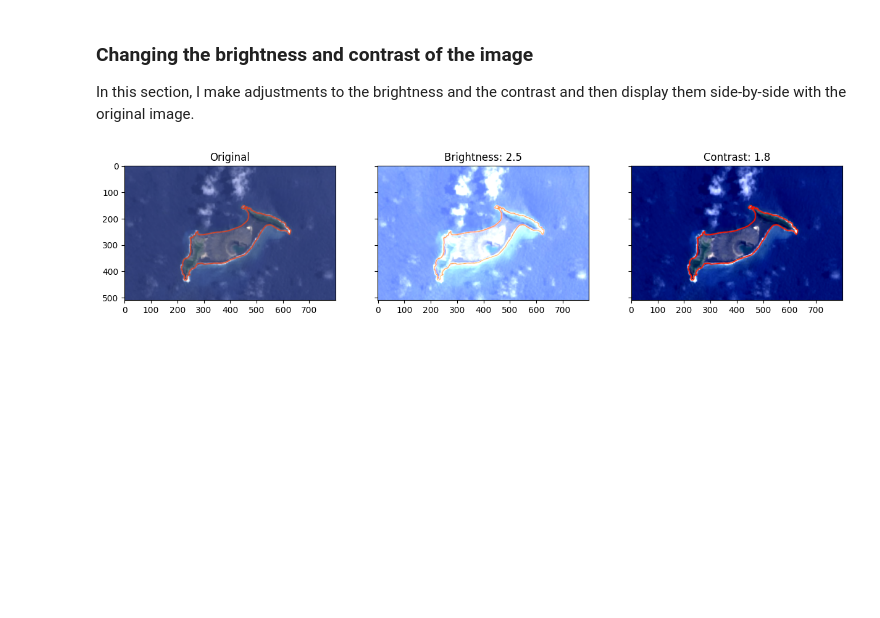
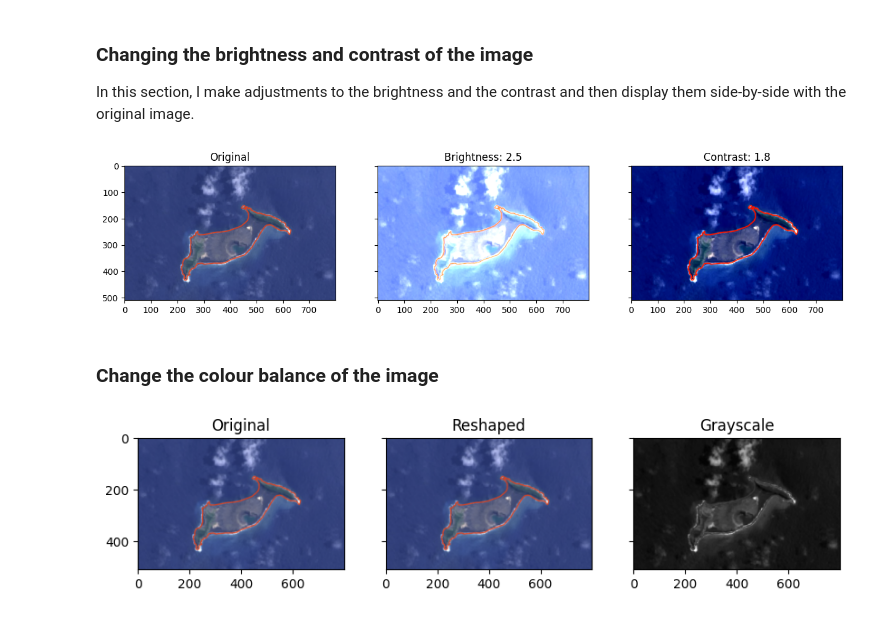
Before and after one commit to urfolomeus/space_data, a Jupyter notebook: week 3/assignment.ipynb, the cells around one changed output. Saved outputs shown, nothing was run; the diff lists cells and outputs as text; code cells hidden in the pictures; blank space fills up the shorter version.

Commit message:
Converting to grayscale

```diff
--- a/week 3/assignment.ipynb
+++ b/week 3/assignment.ipynb
@@ -65,3 +65,39 @@ ax2.imshow(cont_img)
 plt.show()
 # %% [output]
 [figure]
+# %% [markdown]
+### Change the colour balance of the image
+# %%
+import rasterio
+from skimage import color
+
+# NOTE: this will generate a warning as it is not a GeoTIFF file. However, it will still
+# work as expected for our needs.
+src = rasterio.open('images/hunga_tonga_before_landsat8.png')
+
+_fig, [ax0, ax1, ax2] = plt.subplots(1, 3, figsize=(10, 5), sharey=True)
+
+# show original image
+
+ax0.set_title('Original')
+ax0.imshow(img_ht_before_l8)
+
+# reshape to image that can be converted to grayscale
+
+channels = [src.read(ch) for ch in [1, 2, 3]]
+reshaped = np.stack(channels, axis=-1)
+
+ax1.set_title('Reshaped')
+ax1.imshow(reshaped)
+
+# Convert to grayscale
+
+grayscale = color.rgb2gray(reshaped)*255
+gray_img = grayscale.astype(np.uint8)
+
+ax2.set_title('Grayscale')
+ax2.imshow(gray_img, cmap='gray')
+
+plt.show()
+# %% [output]
+[figure, added]
```
Also changed, not shown: parts of 2 cells of this notebook.
